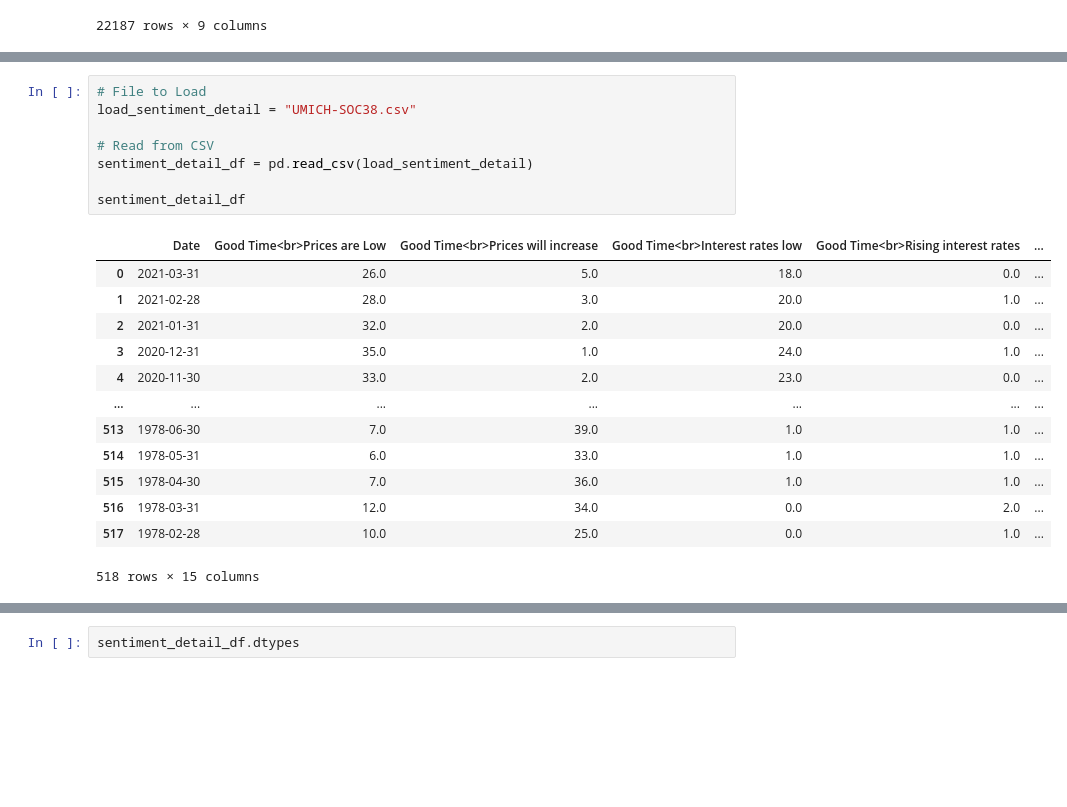
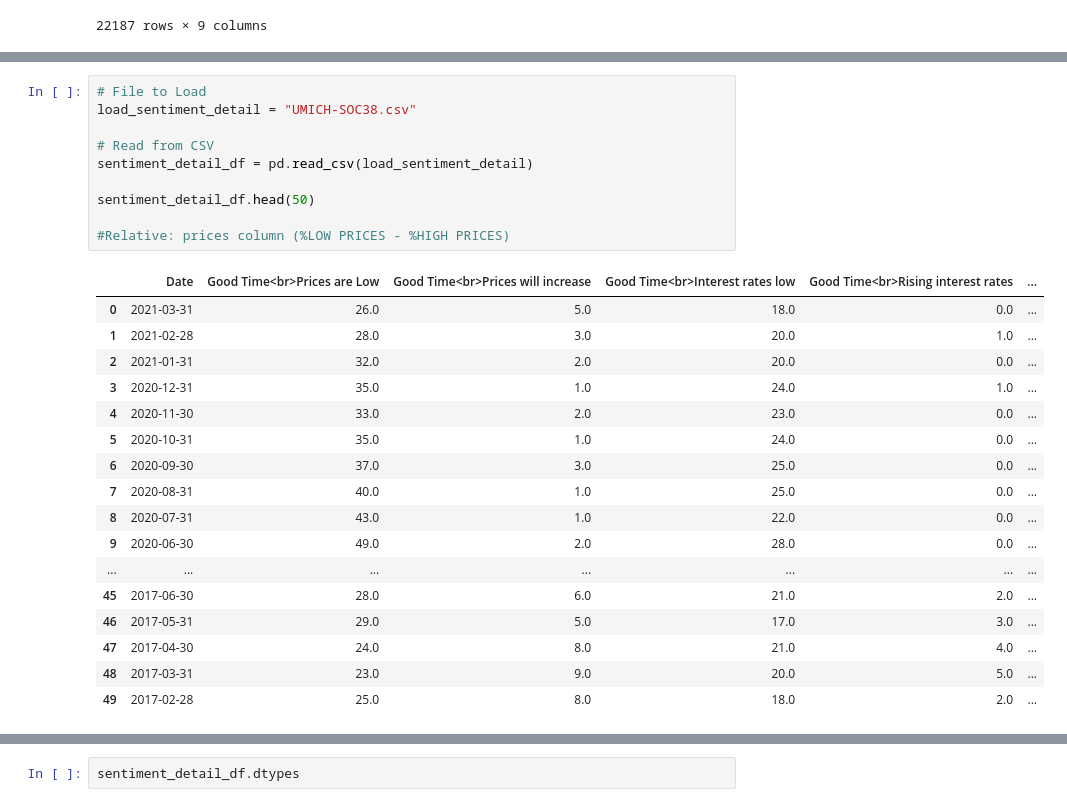
Before and after one commit to jacobdv/pantheon-of-eternity, a Jupyter notebook: Stock-Sentiment-Join.ipynb, the cells around one changed output, grey strips where cells are left out. Cells and saved outputs as stored; diff of their text form; blank space fills up the shorter version.

```diff
--- a/Stock-Sentiment-Join.ipynb
+++ b/Stock-Sentiment-Join.ipynb
@@ -50,22 +72,28 @@ auto_sentiment_df
 # %%
 # File to Load
 load_sentiment_detail = "UMICH-SOC38.csv"
 
 # Read from CSV
 sentiment_detail_df = pd.read_csv(load_sentiment_detail)
 
-sentiment_detail_df
+sentiment_detail_df.head(50)
+
+#Relative: prices column (%LOW PRICES - %HIGH PRICES)
 # %% [output]
 |  | Date | Good Time<br>Prices are Low | Good Time<br>Prices will increase | Good Time<br>Interest rates low | Good Time<br>Rising interest rates | ... |
 | 0 | 2021-03-31 | 26.0 | 5.0 | 18.0 | 0.0 | ... |
 | 1 | 2021-02-28 | 28.0 | 3.0 | 20.0 | 1.0 | ... |
 | 2 | 2021-01-31 | 32.0 | 2.0 | 20.0 | 0.0 | ... |
 | 3 | 2020-12-31 | 35.0 | 1.0 | 24.0 | 1.0 | ... |
 | 4 | 2020-11-30 | 33.0 | 2.0 | 23.0 | 0.0 | ... |
+| 5 | 2020-10-31 | 35.0 | 1.0 | 24.0 | 0.0 | ... |
+| 6 | 2020-09-30 | 37.0 | 3.0 | 25.0 | 0.0 | ... |
+| 7 | 2020-08-31 | 40.0 | 1.0 | 25.0 | 0.0 | ... |
+| 8 | 2020-07-31 | 43.0 | 1.0 | 22.0 | 0.0 | ... |
+| 9 | 2020-06-30 | 49.0 | 2.0 | 28.0 | 0.0 | ... |
 | ... | ... | ... | ... | ... | ... | ... |
-| 513 | 1978-06-30 | 7.0 | 39.0 | 1.0 | 1.0 | ... |
-| 514 | 1978-05-31 | 6.0 | 33.0 | 1.0 | 1.0 | ... |
-| 515 | 1978-04-30 | 7.0 | 36.0 | 1.0 | 1.0 | ... |
-| 516 | 1978-03-31 | 12.0 | 34.0 | 0.0 | 2.0 | ... |
-| 517 | 1978-02-28 | 10.0 | 25.0 | 0.0 | 1.0 | ... |
+| 45 | 2017-06-30 | 28.0 | 6.0 | 21.0 | 2.0 | ... |
+| 46 | 2017-05-31 | 29.0 | 5.0 | 17.0 | 3.0 | ... |
+| 47 | 2017-04-30 | 24.0 | 8.0 | 21.0 | 4.0 | ... |
+| 48 | 2017-03-31 | 23.0 | 9.0 | 20.0 | 5.0 | ... |
+| 49 | 2017-02-28 | 25.0 | 8.0 | 18.0 | 2.0 | ... |
-518 rows × 15 columns
```
Also changed, not shown: parts of 7 cells of this notebook.
